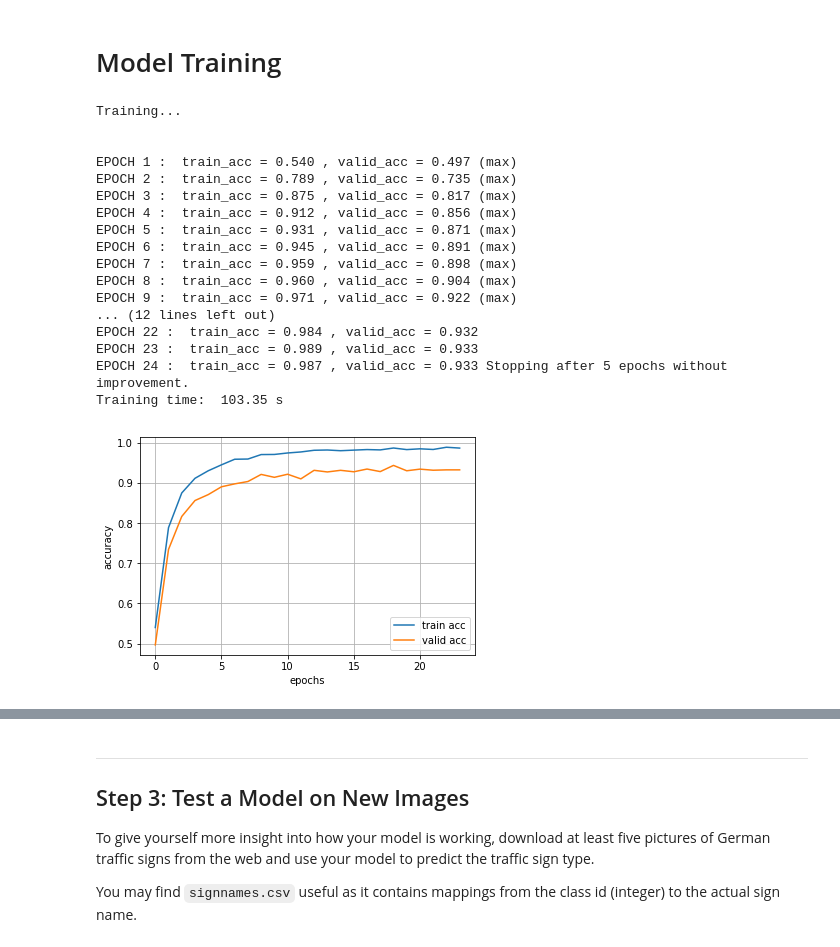
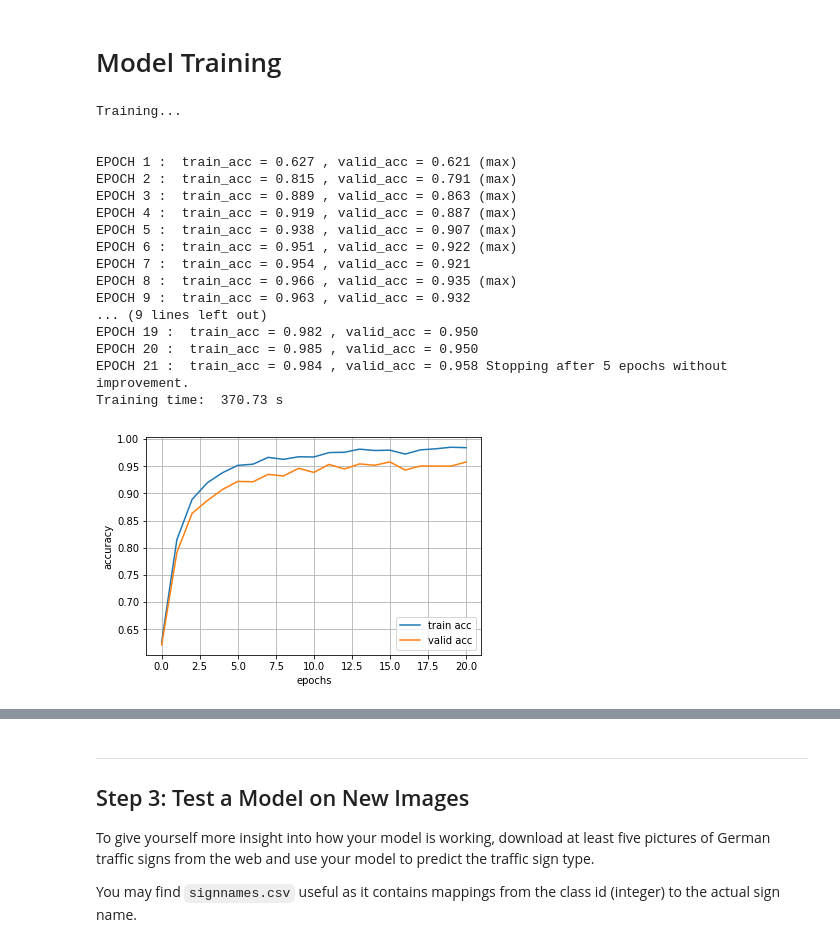
Before and after one commit to fstahl1/traffic-sign-classifier, a Jupyter notebook: Traffic_Sign_Classifier.ipynb, the cells around one changed output, grey strips where cells are left out. Cells and saved outputs as stored; diff of their text form; code cells hidden in the pictures.

```diff
--- a/Traffic_Sign_Classifier.ipynb
+++ b/Traffic_Sign_Classifier.ipynb
@@ -405,8 +339,8 @@ Shuffle data to avoid overfitting
 # %%
 from sklearn.utils import shuffle
 
-# X_train_aug, y_train_aug = shuffle(X_train_aug, y_train_aug)
-X_train_aug, y_train_aug = shuffle(X_train, y_train)
+X_train_aug, y_train_aug = shuffle(X_train_aug, y_train_aug)
+# X_train_aug, y_train_aug = shuffle(X_train, y_train)
 # %% [markdown]
 ### Grayscale conversion and normalization
 
@@ -441,9 +368,14 @@ def preprocess(imgs, col_spc):
 # %% [markdown]
 #### Function application
 # %%
-X_train_pre = preprocess(X_train_aug,'rgb')
-X_valid_pre = preprocess(X_valid,'rgb')
-X_test_pre = preprocess(X_test,'rgb')
+X_train_pre = preprocess(X_train_aug)
+y_train_pre = np.copy(y_train_aug)
+
+X_valid_pre = preprocess(X_valid)
+y_valid_pre = np.copy(y_valid)
+
+X_test_pre = preprocess(X_test)
+y_test_pre = np.copy(y_test)
 # %%
 print('Shape before and after grayscale conversion:\n {}, {}\n {}, {}\n {}, {}'
         .format(X_train_aug.shape, X_train_pre.shape,
@@ -474,14 +405,0 @@ Min and max values of preprocessed images:
-# %%
-rand_inds = np.random.randint(0,len(X_train_pre),size=(1,12))
-
-num_rows = 3
-num_cols = 4
-
-fig, axs = plt.subplots(num_rows, num_cols, figsize=(20,10))
-fig.subplots_adjust(hspace=.5,wspace=1)
-axs = axs.ravel()
-
-for i in range(num_rows*num_cols):
-    axs[i].imshow(X_train_pre[rand_inds[0][i],:,:,0],cmap='gray')
-    sign_str = str(y_train_aug[rand_inds[0][i]])
-    axs[i].title.set_text(map_dict[sign_str])
@@ -501,8 +449,8 @@ def LeNet(x):
     sigma = 0.1
 
     # SOLUTION: Layer 1: Convolutional. Input = 32x32x1. Output = 28x28x6.
-    conv1_W = tf.Variable(tf.truncated_normal(shape=(5, 5, 1, 12), mean = mu, stddev = sigma))
-    conv1_b = tf.Variable(tf.zeros(12))
+    conv1_W = tf.Variable(tf.truncated_normal(shape=(5, 5, 1, 16), mean = mu, stddev = sigma))
+    conv1_b = tf.Variable(tf.zeros(16))
     conv1   = tf.nn.conv2d(x, conv1_W, strides=[1, 1, 1, 1], padding='VALID') + conv1_b
     print('shape layer1 before booling (expected: 28x28x6): ',conv1.shape)
     # SOLUTION: Activation.
@@ -512,8 +460,8 @@ def LeNet(x):
 #     conv1 = tf.nn.dropout(conv1, rate=.5)
     print('shape layer1 (expected: 14x14x6): ', conv1.shape)
 
-    # SOLUTION: Layer 2: Convolutional. Output = 10x10x16.
-    conv2_W = tf.Variable(tf.truncated_normal(shape=(5, 5, 12, 25), mean = mu, stddev = sigma))
+    # SOLUTION: Layer 2: Convolutional. Input = 14x14x6. Output = 10x10x16.
+    conv2_W = tf.Variable(tf.truncated_normal(shape=(5, 5, 16, 25), mean = mu, stddev = sigma))
     conv2_b = tf.Variable(tf.zeros(25))
     conv2   = tf.nn.conv2d(conv1, conv2_W, strides=[1, 1, 1, 1], padding='VALID') + conv2_b
     # SOLUTION: Activation.
@@ -687,50 +642,50 @@ with tf.Session() as sess:
 
         acc_df = acc_df.append({'epoch': i,
                        'train acc': train_accuracy, 'valid acc': valid_accuracy},
                       ignore_index=True)
 
         if valid_accuracy > max_acc:
             max_acc_epoch, max_acc = i, valid_accuracy
             saver.save(sess, './lenet.ckpt')
             print('(max)',end="")
         elif i - max_acc_epoch >= 5:
             print('Stopping after 5 epochs without improvement.')
             break
 
 #     try:
 #         saver
 #     except NameError:
 #         saver = tf.train.Saver()
 #     saver.save(sess, './lenet')
 #     print("Model saved")
 
-    acc_df['train acc'].plot(legend=True)
-    ax = acc_df['valid acc'].plot(grid=True,legend=True)
+    acc_df['training accuracy'].plot(legend=True)
+    ax = acc_df['validation accuracy'].plot(grid=True,legend=True)
     ax.set_xlabel('epochs')
     ax.set_ylabel('accuracy');
 
 # stop time measurement and print result
 time_end = time.time()
 print('Training time: ', np.round(time_end-time_start,2), 's')
 # %% [output]
 Training...
 
 
-EPOCH 1 :  train_acc = 0.540 , valid_acc = 0.497 (max)
-EPOCH 2 :  train_acc = 0.789 , valid_acc = 0.735 (max)
-EPOCH 3 :  train_acc = 0.875 , valid_acc = 0.817 (max)
-EPOCH 4 :  train_acc = 0.912 , valid_acc = 0.856 (max)
-EPOCH 5 :  train_acc = 0.931 , valid_acc = 0.871 (max)
-EPOCH 6 :  train_acc = 0.945 , valid_acc = 0.891 (max)
-EPOCH 7 :  train_acc = 0.959 , valid_acc = 0.898 (max)
-EPOCH 8 :  train_acc = 0.960 , valid_acc = 0.904 (max)
-EPOCH 9 :  train_acc = 0.971 , valid_acc = 0.922 (max)
-... (12 lines left out)
-EPOCH 22 :  train_acc = 0.984 , valid_acc = 0.932
-EPOCH 23 :  train_acc = 0.989 , valid_acc = 0.933
-EPOCH 24 :  train_acc = 0.987 , valid_acc = 0.933 Stopping after 5 epochs without improvement.
-Training time:  103.35 s
+EPOCH 1 :  train_acc = 0.627 , valid_acc = 0.621 (max)
+EPOCH 2 :  train_acc = 0.815 , valid_acc = 0.791 (max)
+EPOCH 3 :  train_acc = 0.889 , valid_acc = 0.863 (max)
+EPOCH 4 :  train_acc = 0.919 , valid_acc = 0.887 (max)
+EPOCH 5 :  train_acc = 0.938 , valid_acc = 0.907 (max)
+EPOCH 6 :  train_acc = 0.951 , valid_acc = 0.922 (max)
+EPOCH 7 :  train_acc = 0.954 , valid_acc = 0.921
+EPOCH 8 :  train_acc = 0.966 , valid_acc = 0.935 (max)
+EPOCH 9 :  train_acc = 0.963 , valid_acc = 0.932
+... (9 lines left out)
+EPOCH 19 :  train_acc = 0.982 , valid_acc = 0.950
+EPOCH 20 :  train_acc = 0.985 , valid_acc = 0.950
+EPOCH 21 :  train_acc = 0.984 , valid_acc = 0.958 Stopping after 5 epochs without improvement.
+Training time:  370.73 s
-[figure, old version]
+[figure, new version]
 # %%
 #stop here
 # %%
```
Also changed, not shown: parts of 71 cells of this notebook, 8 other files.
